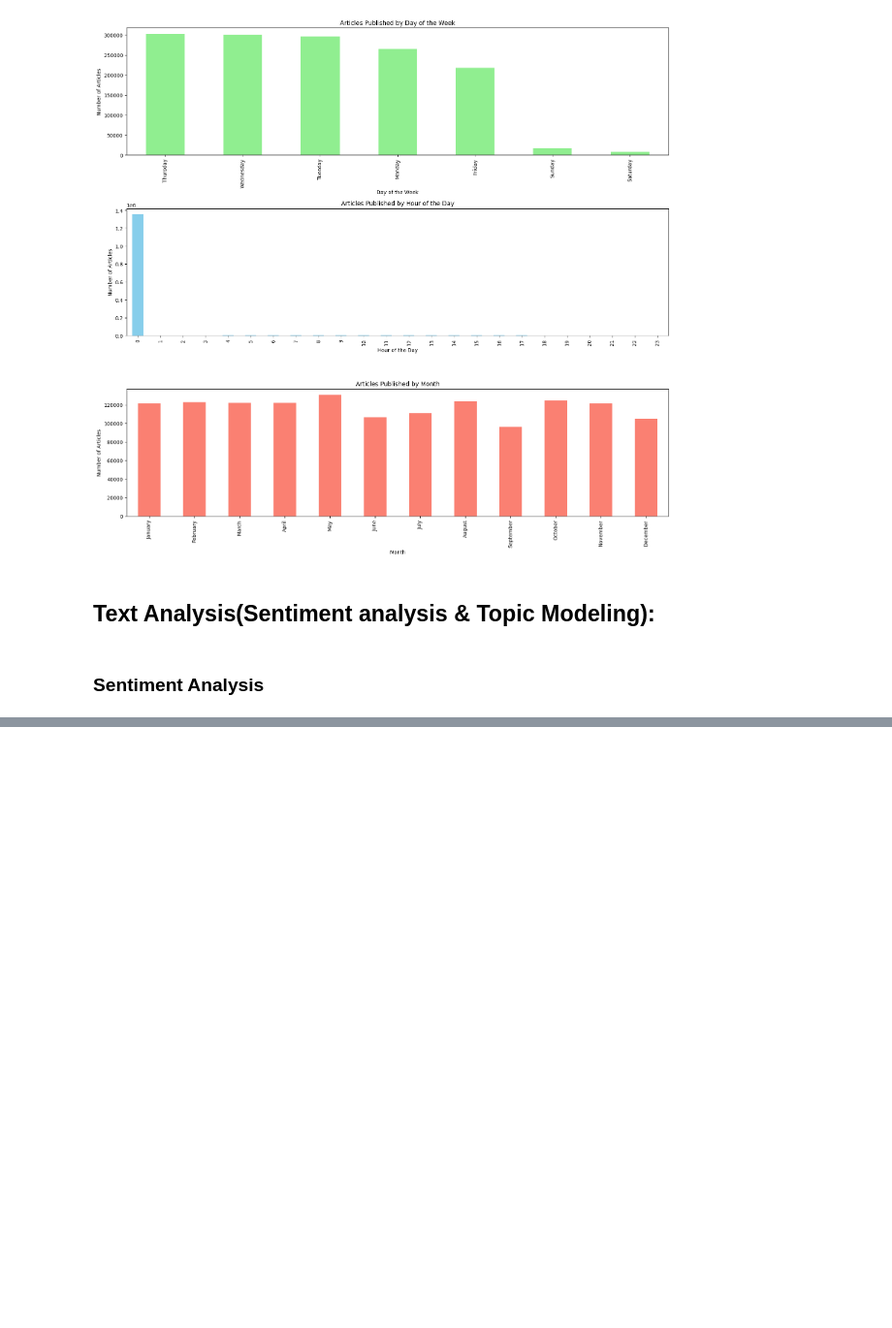
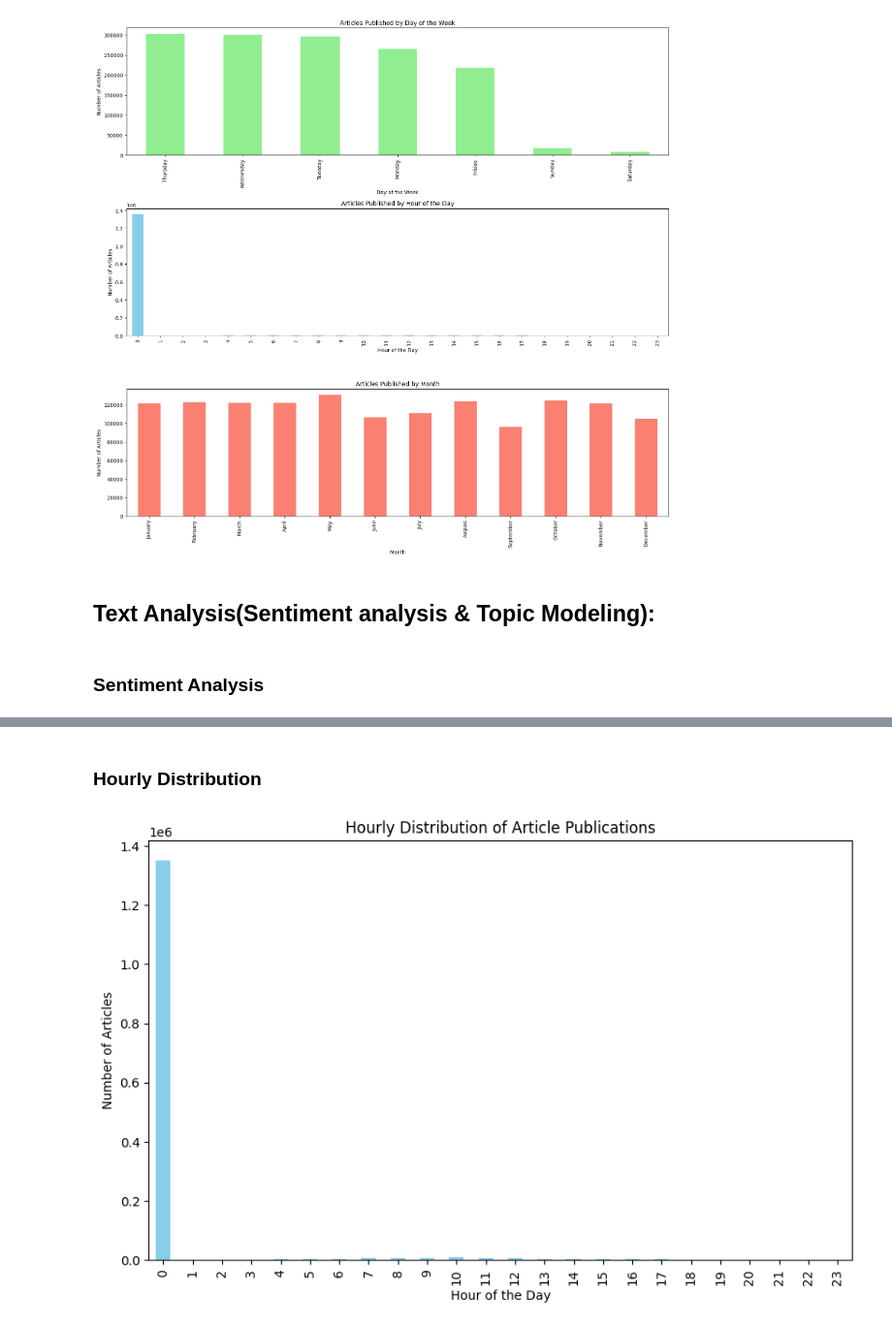
Before and after one commit to NigusK/Stock-Market-News-Sentiment, a Jupyter notebook: notebook/headline_text_analysis.ipynb, the cells around one changed output, grey strips where cells are left out. Shown at 97% size. Saved outputs shown, nothing was run; the diff lists cells and outputs as text; code cells hidden in the pictures; blank space fills up the shorter version.

```diff
--- a/notebook/headline_text_analysis.ipynb
+++ b/notebook/headline_text_analysis.ipynb
@@ -80,0 +80,6 @@ Name: count, dtype: int64
+# %% [markdown]
+### Hourly Distribution
+# %%
+analyzer.hourly_distribution(headline_df)
+# %% [output]
+[figure, added]
```
Also changed, not shown: parts of 4 cells of this notebook, 1 other file.
